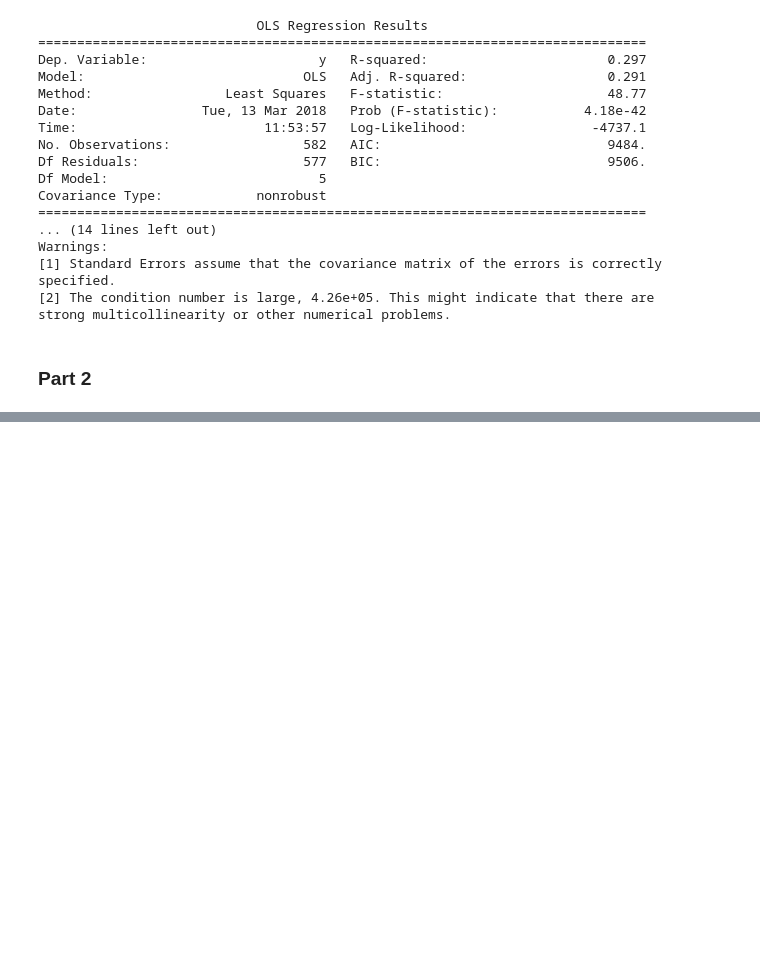
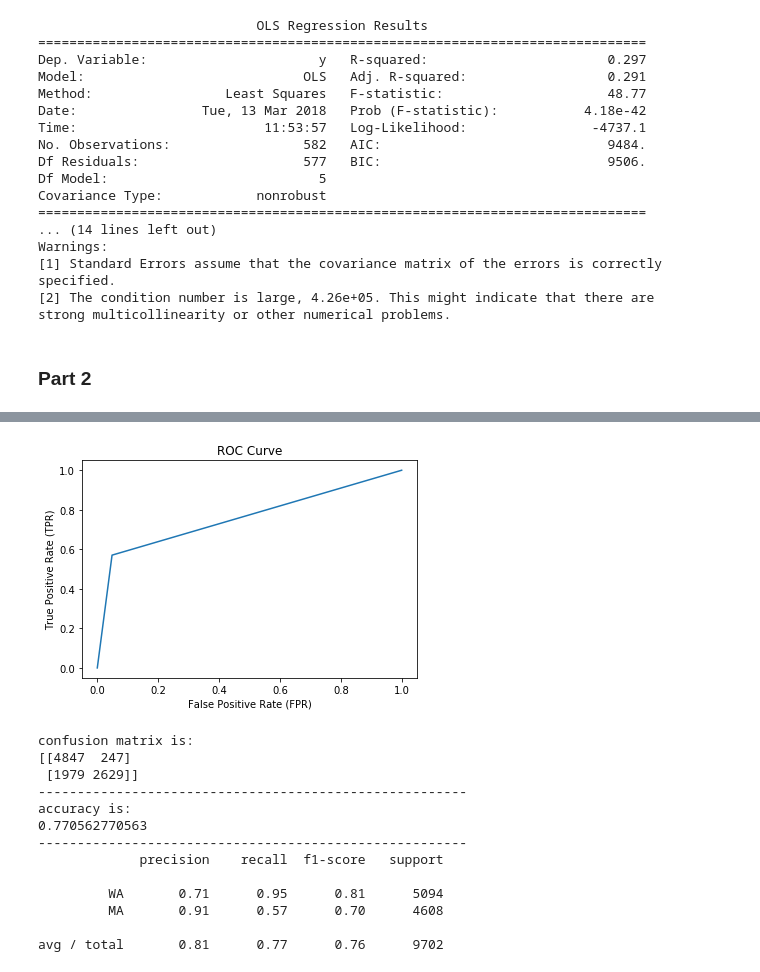
Before and after one commit to rczhen/EE219Project5, a Jupyter notebook: Project 5.ipynb, the cells around one changed output, grey strips where cells are left out. Saved outputs shown, nothing was run; the diff lists cells and outputs as text; code cells hidden in the pictures; blank space fills up the shorter version.

```diff
--- a/Project 5.ipynb
+++ b/Project 5.ipynb
@@ -243,0 +244,50 @@ len(y)
+# %%
+from sklearn.decomposition import TruncatedSVD
+SVD=TruncatedSVD(n_components=50, algorithm='arpack')
+LSI=SVD.fit_transform(X_tfidf)
+# %%
+from sklearn.metrics import roc_curve
+import matplotlib.pyplot as plt #ROC Curve
+from sklearn.metrics import confusion_matrix
+from sklearn import metrics
+def printusefulinfo(classifier_name,input_train,output_train,input_test,output_test):
+    classifier_name.fit(input_train,output_train) #train the classifier
+    output_pred=classifier_name.predict(input_test)
+    x_roc,y_roc,threshold=roc_curve(output_test,output_pred,pos_label=1)
+    plt.plot(x_roc,y_roc)
+    plt.xlabel('False Positive Rate (FPR)')
+    plt.ylabel('True Positive Rate (TPR)')
+    plt.title('ROC Curve')
+    plt.show()
+    print ('confusion matrix is:')
+    print (confusion_matrix(output_test,output_pred))
+    print ('-------------------------------------------------------')
+    print ('accuracy is:')
+    print (np.mean(output_pred == output_test))
+    print ('-------------------------------------------------------')
+    print (metrics.classification_report(output_test,output_pred, target_names=["WA","MA"]),)
+# %%
+from sklearn import svm
+classifier_hard = svm.SVC(kernel='linear', C=1000)
+classifier_soft = svm.SVC(kernel='linear', C=0.001)
+# %%
+import numpy as np
+from sklearn.model_selection import train_test_split
+X_train, X_test, y_train, y_test = train_test_split(LSI, y, test_size=0.3, random_state=42)
+# %%
+printusefulinfo(classifier_hard,X_train,y_train,X_test,y_test)
+# %% [output]
+[figure, added]
+confusion matrix is:
+[[4847  247]
+ [1979 2629]]
+-------------------------------------------------------
+accuracy is:
+0.770562770563
+-------------------------------------------------------
+             precision    recall  f1-score   support
+
+         WA       0.71      0.95      0.81      5094
+         MA       0.91      0.57      0.70      4608
+
+avg / total       0.81      0.77      0.76      9702
```
Also changed, not shown: parts of 9 cells of this notebook.
